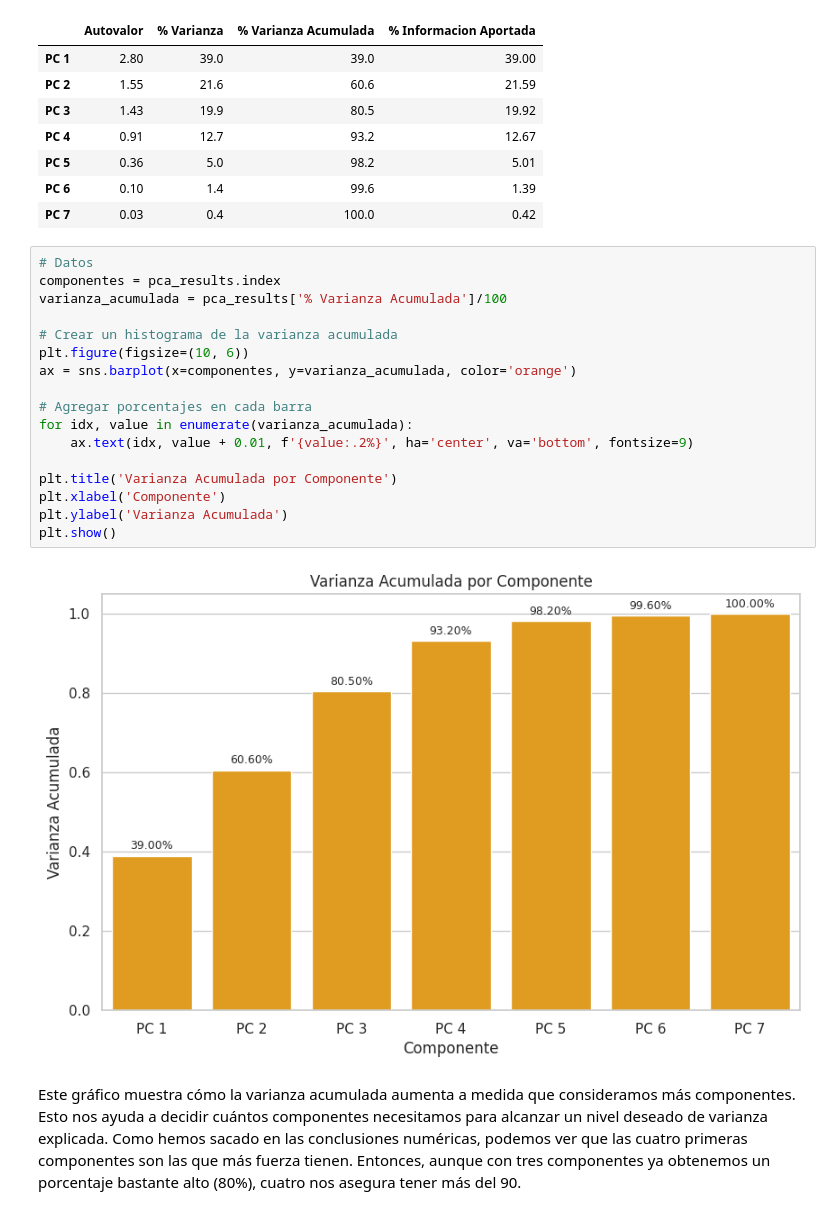
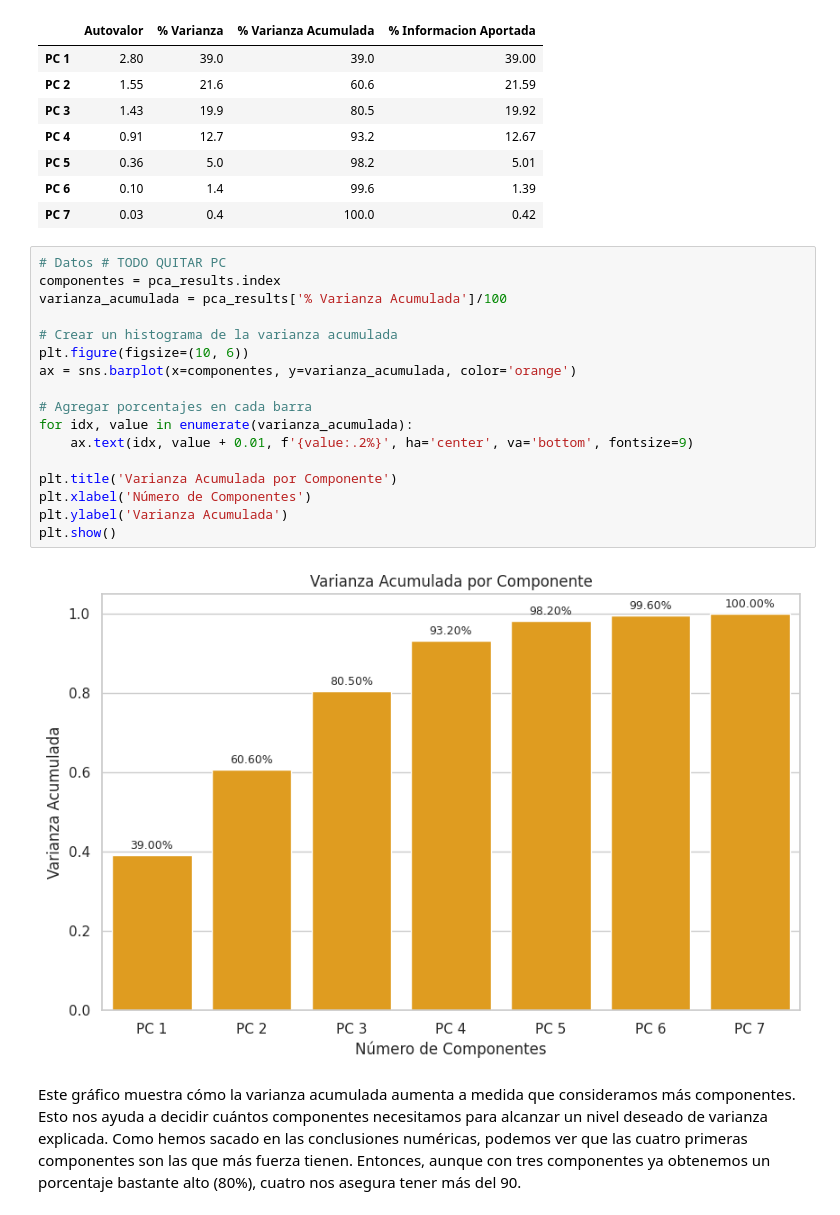
Before and after one commit to CeliaDiazSanchez/Data-Mining, a Jupyter notebook: LAB01_p3.ipynb, the cells around one changed output. Cells and saved outputs as stored; diff of their text form.

```diff
--- a/LAB01_p3.ipynb
+++ b/LAB01_p3.ipynb
@@ -1102,24 +1102,24 @@ pca_results
 | PC 6 | 0.10 | 1.4 | 99.6 | 1.39 |
 | PC 7 | 0.03 | 0.4 | 100.0 | 0.42 |
 # %%
-# Datos
+# Datos # TODO QUITAR PC
 componentes = pca_results.index
 varianza_acumulada = pca_results['% Varianza Acumulada']/100
 
 # Crear un histograma de la varianza acumulada
 plt.figure(figsize=(10, 6))
 ax = sns.barplot(x=componentes, y=varianza_acumulada, color='orange')
 
 # Agregar porcentajes en cada barra
 for idx, value in enumerate(varianza_acumulada):
     ax.text(idx, value + 0.01, f'{value:.2%}', ha='center', va='bottom', fontsize=9)
 
 plt.title('Varianza Acumulada por Componente')
-plt.xlabel('Componente')
+plt.xlabel('Número de Componentes')
 plt.ylabel('Varianza Acumulada')
 plt.show()
 # %% [output]
-[figure, old version]
+[figure, new version]
 # %% [markdown]
 Este gráfico muestra cómo la varianza acumulada aumenta a medida que consideramos más componentes. Esto nos ayuda a decidir cuántos componentes necesitamos para alcanzar un nivel deseado de varianza explicada. Como hemos sacado en las conclusiones numéricas, podemos ver que las cuatro primeras componentes son las que más fuerza tienen. Entonces, aunque con tres componentes ya obtenemos un porcentaje bastante alto (80%), cuatro nos asegura tener más del 90.
 # %% [markdown]
```
Also changed, not shown: parts of 1 cell of this notebook.
